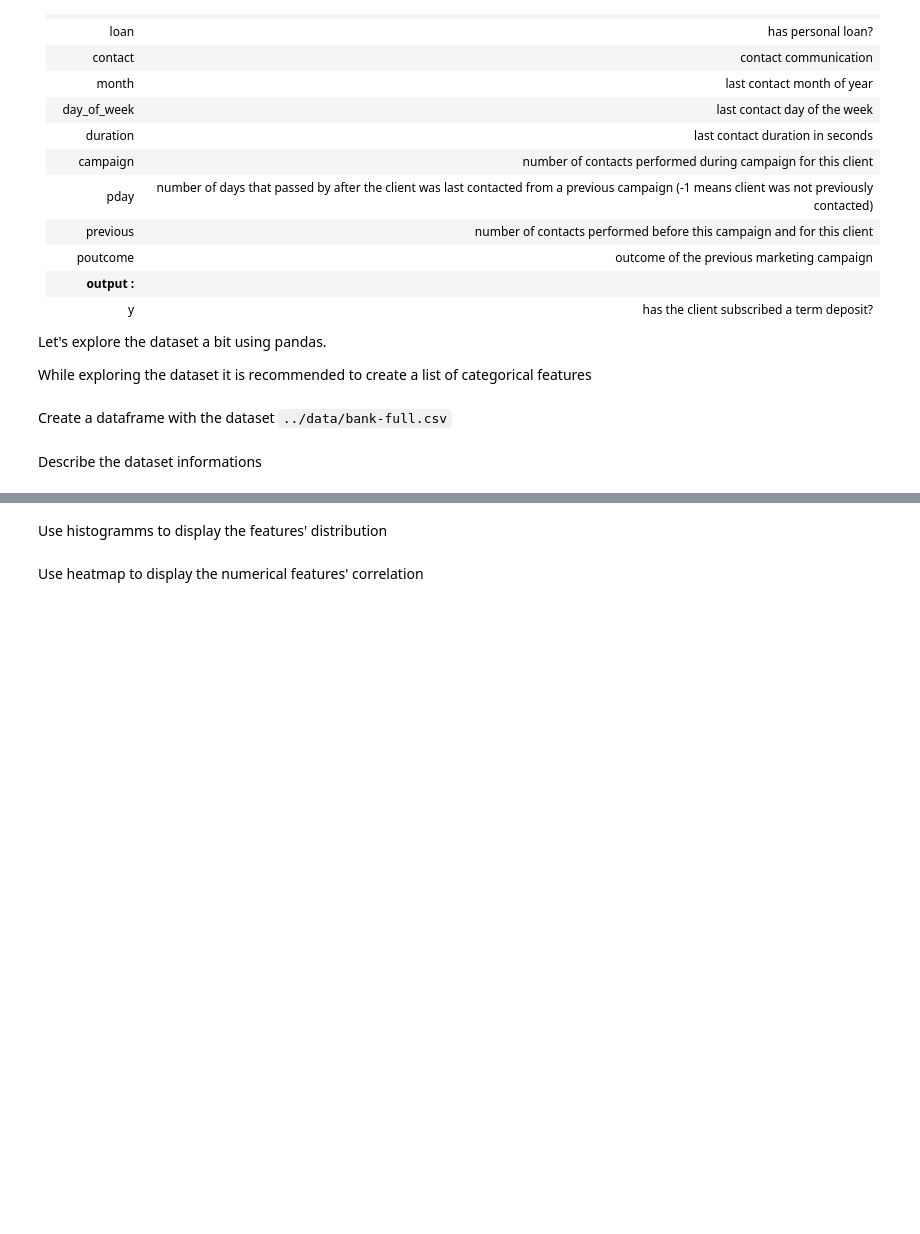
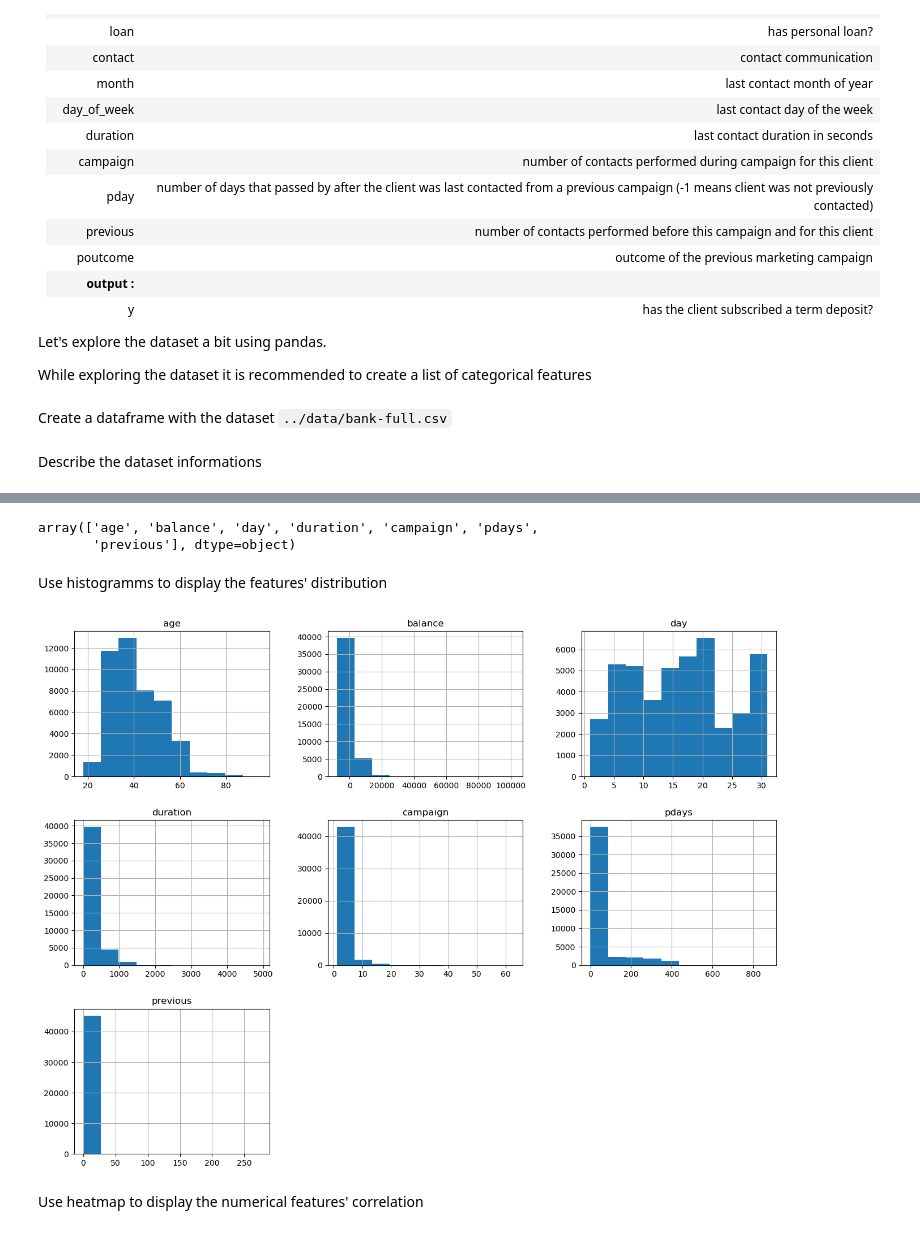
Before and after one commit to dubois-j/CampNum-ML2, a Jupyter notebook: ML2.2_ensemble_methods_intro/notebooks/EnsembleLearning_v2.ipynb, the cells around one changed output, grey strips where cells are left out. Cells and saved outputs as stored; diff of their text form; code cells hidden in the pictures; blank space fills up the shorter version.

```diff
--- a/ML2.2_ensemble_methods_intro/notebooks/EnsembleLearning_v2.ipynb
+++ b/ML2.2_ensemble_methods_intro/notebooks/EnsembleLearning_v2.ipynb
@@ -57,2 +54,4 @@ df = None
+# %%
+df = pd.read_csv("../data/bank-full.csv", sep=";")
 # %% [markdown]
 Describe the dataset informations
@@ -61,2 +94,7 @@ Describe the dataset informations
+# %%
+df.columns.values[(df.dtypes==int) + (df.dtypes==float)]
+# %% [output]
+array(['age', 'balance', 'day', 'duration', 'campaign', 'pdays',
+       'previous'], dtype=object)
 # %% [markdown]
 Use histogramms to display the features' distribution
@@ -65,2 +101,7 @@ Use histogramms to display the features' distribution
+# %%
+df.hist(figsize=(16,12))
+plt.show()
+# %% [output]
+[figure, added]
 # %% [markdown]
 Use heatmap to display the numerical features' correlation
```
Also changed, not shown: parts of 81 cells of this notebook.
